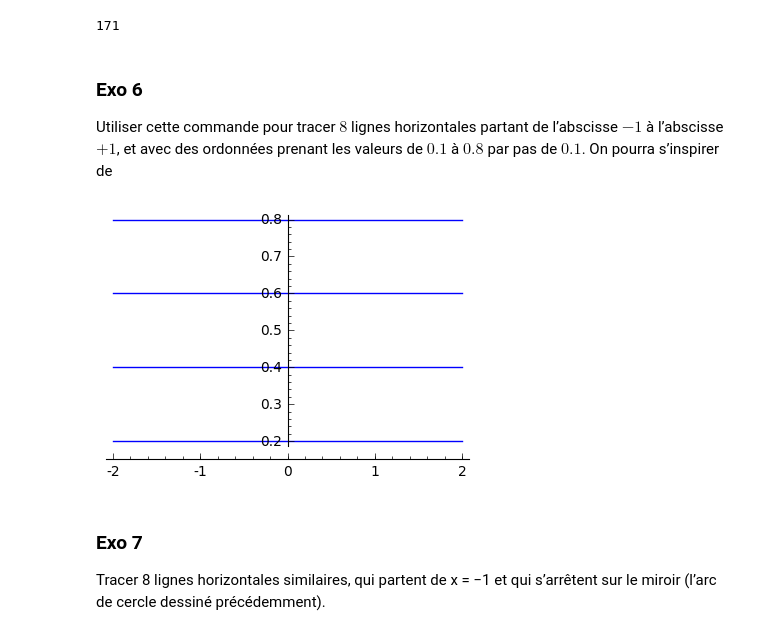
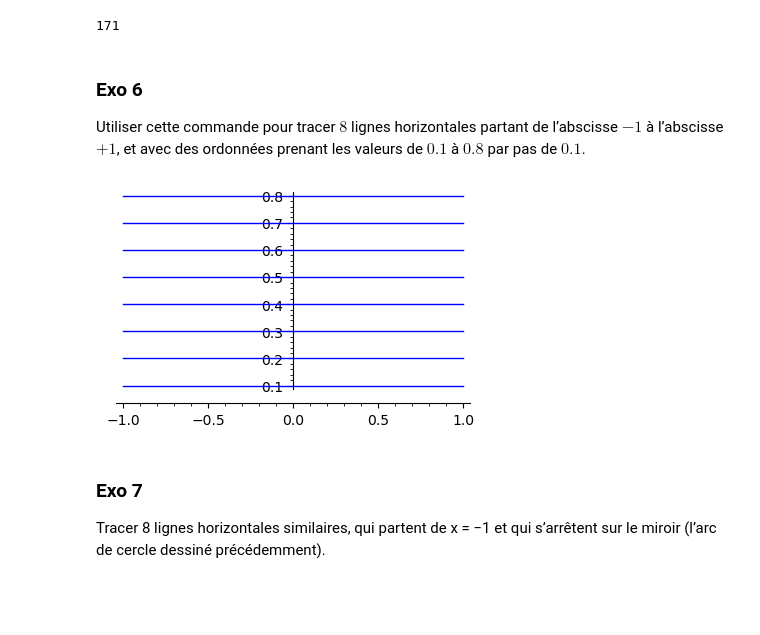
Before and after one commit to pablodimuzio/M203-TP1, a Jupyter notebook: M203-TP1.ipynb, the cells around one changed output. Cells and saved outputs as stored; diff of their text form; code cells hidden in the pictures; blank space fills up the shorter version.

```diff
--- a/M203-TP1.ipynb
+++ b/M203-TP1.ipynb
@@ -30,7 +44,10 @@ show(L1,figsize=4)
 ### Exo 4
 Tracer deux lignes de ce type situées à des hauteurs différentes, $h_1 = 0.5$ et $h_2 = 0.8$, en vous inspirant de
 # %%
-L1=line( [ (-1, 0.5), (2, 0.6) ])
-L2=line( [ (-1, 0.8), (2, 0.7) ])
-show(L1+L2,figsize=4)
+h1 = 0.5
+h2= 0.8
+
+L1=line( [ (-1, h1), (sqrt(1-h1**2), h1) ])
+L2=line( [ (-1, h2), (sqrt(1-h2**2), h2) ])
+show(L1+L2+M,figsize=4)
 # %% [output]
@@ -38,3 +55,10 @@ show(L1+L2,figsize=4)
 # %% [markdown]
 ### Exo 5
 Dessiner la lettre A avec trois lignes.
+# %%
+x = line([[-0.25,0.5],[0.25,0.5]])
+
+y = line([[-1, -1], [0, 1]])
+z= line([[1, -1], [0, 1]])
+
+show(x+y+z, figsize=4)
@@ -50,16 +76,16 @@ m
 171
 # %% [markdown]
 ### Exo 6
-Utiliser cette commande pour tracer $8$ lignes horizontales partant de l’abscisse $−1$ à l’abscisse $+1$, et avec des ordonnées prenant les valeurs de $0.1$ à $0.8$ par pas de $0.1$. On pourra s’inspirer de
+Utiliser cette commande pour tracer $8$ lignes horizontales partant de l’abscisse $−1$ à l’abscisse $+1$, et avec des ordonnées prenant les valeurs de $0.1$ à $0.8$ par pas de $0.1$.
 # %%
 g=Graphics();
-for n in range (1,5):
-    y = n*0.2
-    L1=line( [ (-2, y), (2, y) ])
+for n in range (1,9):
+    y = n*0.1
+    L1=line( [ (-1, y), (1, y) ])
     g += L1
 show(g,figsize=4)
 # %% [output]
-[figure, old version]
+[figure, new version]
 # %% [markdown]
 ### Exo 7
 Tracer 8 lignes horizontales similaires, qui partent de x = −1 et qui s’arrêtent sur le miroir (l’arc de cercle dessiné précédemment).
```
Also changed, not shown: parts of 9 cells of this notebook.
